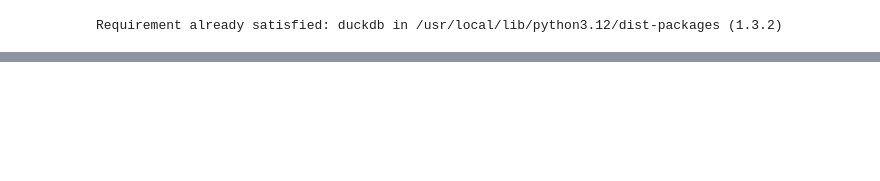
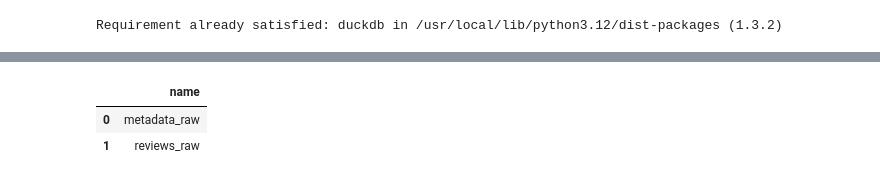
Before and after one commit to Ish2905/Comemo-Dataset, a Jupyter notebook: notebook/data_unzip.ipynb, the cells around one changed output, grey strips where cells are left out. Saved outputs shown, nothing was run; the diff lists cells and outputs as text; code cells hidden in the pictures; blank space fills up the shorter version.

```diff
--- a/notebook/data_unzip.ipynb
+++ b/notebook/data_unzip.ipynb
@@ -21,0 +123,6 @@ con = duckdb.connect(
+# %%
+con.execute("SHOW TABLES").fetchdf()
+# %% [output]
+|  | name |
+| 0 | metadata_raw |
+| 1 | reviews_raw |
```
Also changed, not shown: parts of 14 cells of this notebook.
